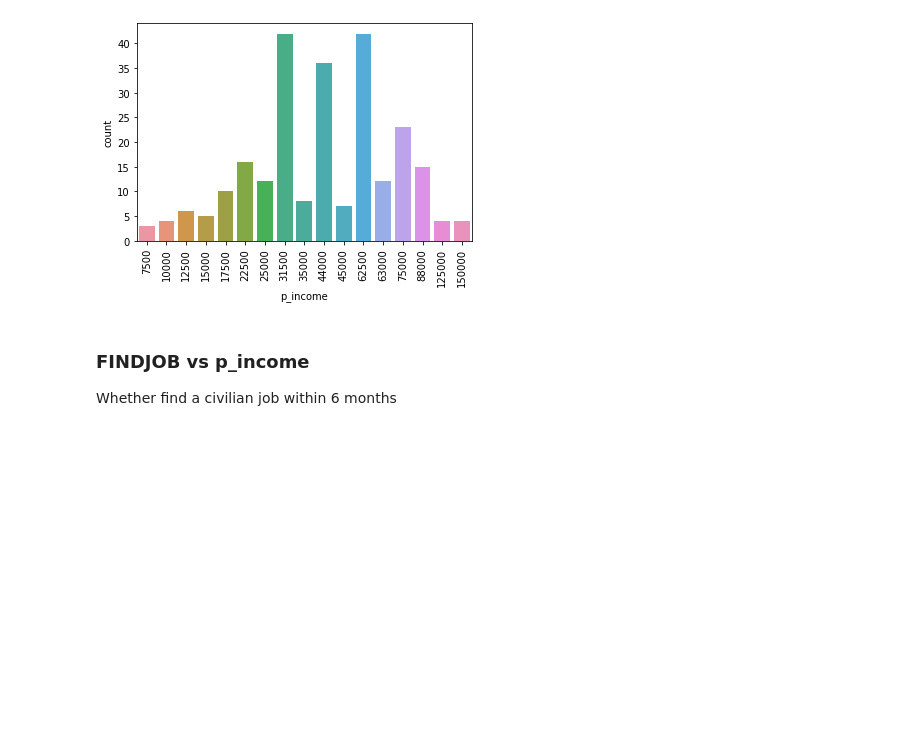
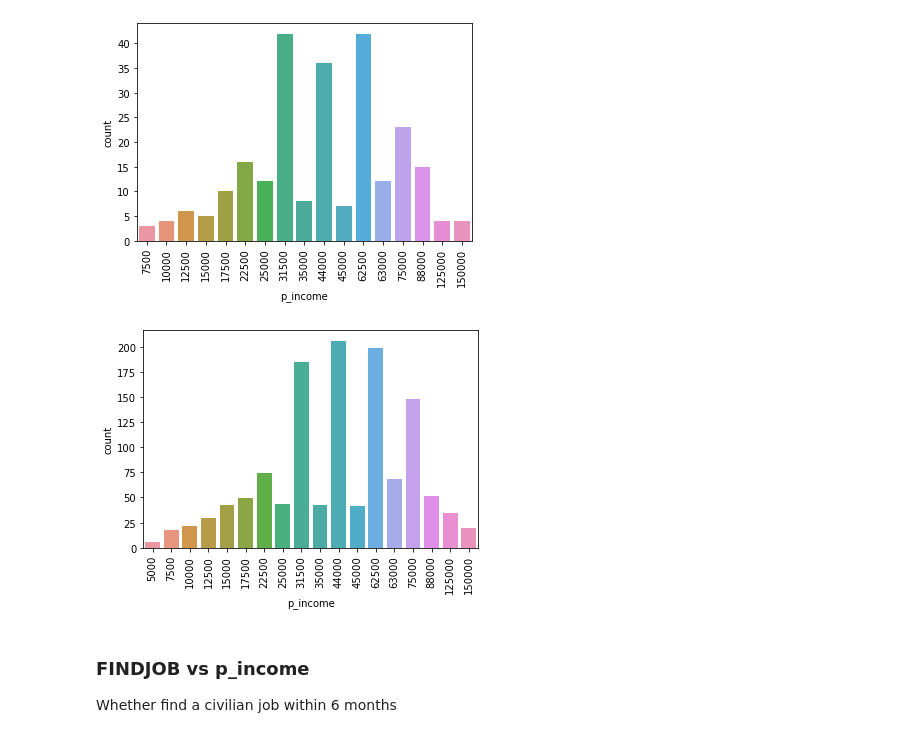
Before and after one commit to emilychaukang/Data-Science-Projects, a Jupyter notebook: 1. Veteran Employment Outcomes/Note 2 - EDA for p_income and Removing Outliers.ipynb, the cells around one changed output. Cells and saved outputs as stored; diff of their text form; code cells hidden in the pictures; blank space fills up the shorter version.

```diff
--- a/1. Veteran Employment Outcomes/Note 2 - EDA for p_income and Removing Outliers.ipynb
+++ b/1. Veteran Employment Outcomes/Note 2 - EDA for p_income and Removing Outliers.ipynb
@@ -145,6 +87,12 @@ sns.countplot(data=smdf,x='p_income')
 plt.xticks(rotation=90);
 # %% [output]
 [figure]
+# %%
+# The distribution of p_income in bdf is smiliar to smdf
+sns.countplot(data=bdf,x='p_income')
+plt.xticks(rotation=90);
+# %% [output]
+[figure, added]
 # %% [markdown]
 ### FINDJOB vs p_income
 Whether find a civilian job within 6 months
```
Also changed, not shown: parts of 30 cells of this notebook, 5 other files.
